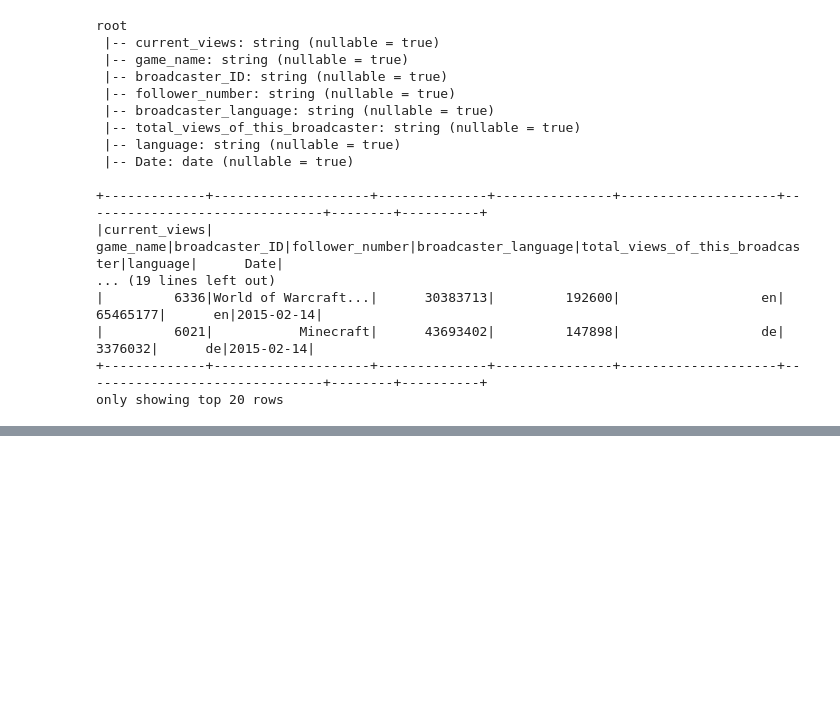
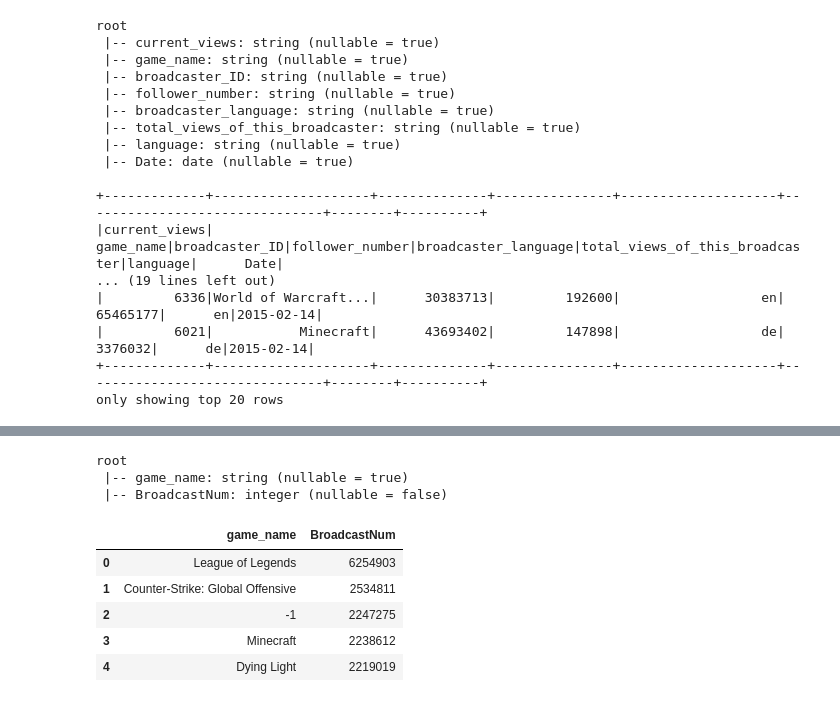
Before and after one commit to DylanJJH/502_Project, a Jupyter notebook: twitch.ipynb, the cells around one changed output, grey strips where cells are left out. Saved outputs shown, nothing was run; the diff lists cells and outputs as text; code cells hidden in the pictures; blank space fills up the shorter version.

```diff
--- a/twitch.ipynb
+++ b/twitch.ipynb
@@ -124,0 +137,6 @@ AnalysisException: '"current_views" is not a numeric column. Aggregation functio
+# %%
+game_broadcaster.printSchema()
+# %% [output]
+root
+ |-- game_name: string (nullable = true)
+ |-- BroadcastNum: integer (nullable = false)
@@ -124,0 +148,9 @@ AnalysisException: '"current_views" is not a numeric column. Aggregation functio
+# %%
+game_broadcaster_pandas.head()
+# %% [output]
+|  | game_name | BroadcastNum |
+| 0 | League of Legends | 6254903 |
+| 1 | Counter-Strike: Global Offensive | 2534811 |
+| 2 | -1 | 2247275 |
+| 3 | Minecraft | 2238612 |
+| 4 | Dying Light | 2219019 |
```
Also changed, not shown: parts of 24 cells of this notebook.
